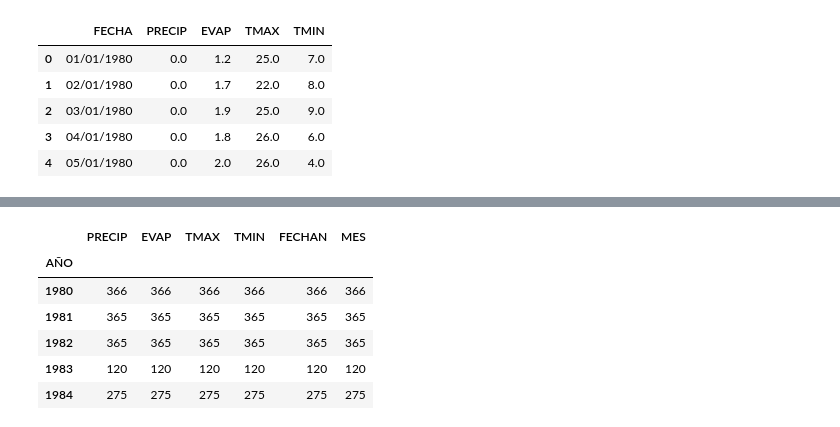
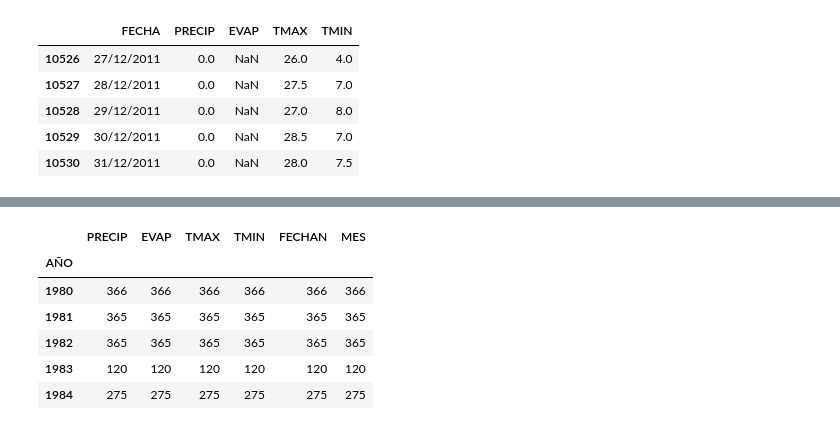
Before and after one commit to JoseDGV/Fisica_Computacional, a Jupyter notebook: Actividad 5.ipynb, the cells around one changed output, grey strips where cells are left out. Saved outputs shown, nothing was run; the diff lists cells and outputs as text; code cells hidden in the pictures.

```diff
--- a/Actividad 5.ipynb
+++ b/Actividad 5.ipynb
@@ -11,14 +11,14 @@ datos_df = pd.read_csv("cajeme.txt",skiprows=0, sep='\s+',na_values=sentinels)
 # %%
 #Creamos un DataFrame con los valores del archivo
 df = pd.DataFrame(datos_df)
-df.head()
+df.tail()
 # %% [output]
 |  | FECHA | PRECIP | EVAP | TMAX | TMIN |
-| 0 | 01/01/1980 | 0.0 | 1.2 | 25.0 | 7.0 |
-| 1 | 02/01/1980 | 0.0 | 1.7 | 22.0 | 8.0 |
-| 2 | 03/01/1980 | 0.0 | 1.9 | 25.0 | 9.0 |
-| 3 | 04/01/1980 | 0.0 | 1.8 | 26.0 | 6.0 |
-| 4 | 05/01/1980 | 0.0 | 2.0 | 26.0 | 4.0 |
+| 10526 | 27/12/2011 | 0.0 | NaN | 26.0 | 4.0 |
+| 10527 | 28/12/2011 | 0.0 | NaN | 27.5 | 7.0 |
+| 10528 | 29/12/2011 | 0.0 | NaN | 27.0 | 8.0 |
+| 10529 | 30/12/2011 | 0.0 | NaN | 28.5 | 7.0 |
+| 10530 | 31/12/2011 | 0.0 | NaN | 28.0 | 7.5 |
 # %%
 #Creamos una columna para la fecha como variable date
 df['FECHAN'] = pd.to_datetime(df.apply(lambda x: x['FECHA'], 1), dayfirst=True)
```
Also changed, not shown: parts of 15 cells of this notebook.
